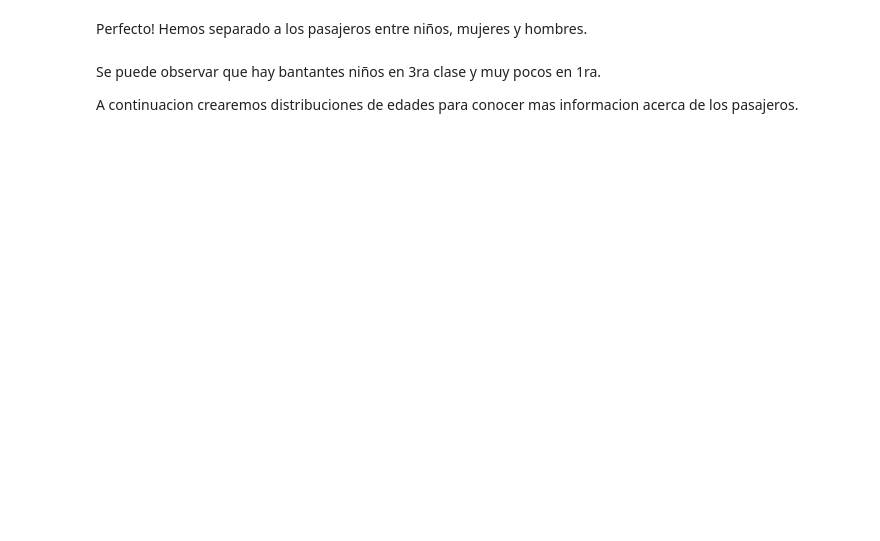
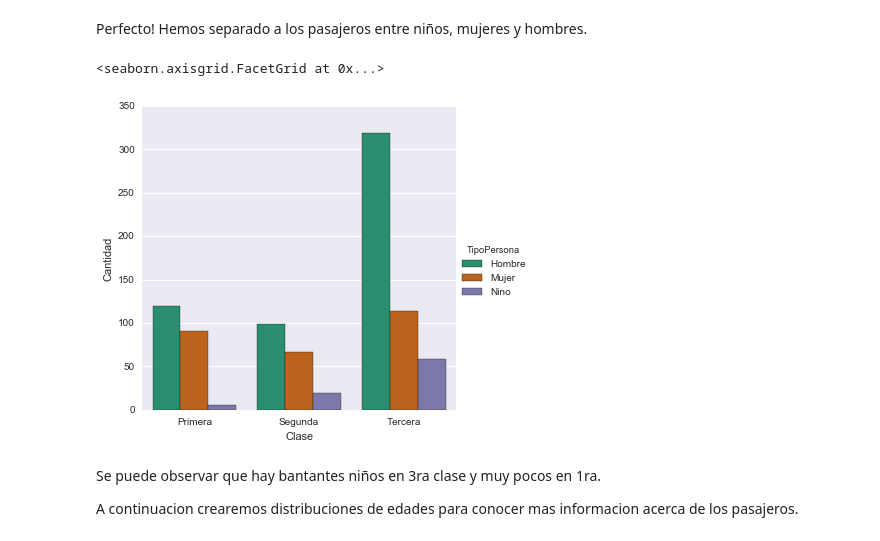
Before and after one commit to jislase/Portafolio, a Jupyter notebook: Python/Proyecto del Titanic (Espanol).ipynb, the cells around one changed output. Drawn from its saved outputs; the diff is of its cells as text; code cells hidden in the pictures; blank space fills up the shorter version.

```diff
--- a/Python/Proyecto del Titanic (Espanol).ipynb
+++ b/Python/Proyecto del Titanic (Espanol).ipynb
@@ -93,15 +158,15 @@ g = sns.factorplot('Pclass', data=titanic_df,hue='Sex',kind='count', palette='Da
 Un descubrimiento interesante que podemos observar es que hay muchos mas hombres en 3ra clase que mujeres, en relacion a las demas clases. Sin embargo seria util separarlos entre mujeres, hombres y niños.
 # %%
 #Creamos una funcion para determinar si son niños o no (Asumiremos que menores de 16 años son niños)
-def type_passenger(passenger):
-    age,sex = passenger
-    if age < 16:
-        return 'child'
+def tipo_pasajero(pasajero):
+    edad,sexo = pasajero
+    if edad < 16:
+        return 'Nino'
     else:
-        return sex
+        return sexo
 # %%
 #Aplicamos nuestra funcion a una nueva columna
-titanic_df['TypeP'] = titanic_df[['Age','Sex']].apply(type_passenger,axis=1)
+titanic_df['TipoPersona'] = titanic_df[['Edad','Sexo']].apply(tipo_pasajero,axis=1)
 # %%
 #Demos una vista a nustros datos
 titanic_df.head(10)
@@ -109,9 +186,12 @@ titanic_df.head(10)
 Perfecto! Hemos separado a los pasajeros entre niños, mujeres y hombres.
 # %%
 #Ahora grafiquemos agrupandolo por tipo de persona
-g = sns.factorplot('Pclass', data=titanic_df, hue='TypeP', kind='count', palette='Dark2', size=5)
+g = sns.factorplot('Clase', data=titanic_df, hue='TipoPersona', kind='count', palette='Dark2', size=5)
 (g.set_axis_labels("Clase", "Cantidad")
 .set_xticklabels(["Primera","Segunda","Tercera"]))
+# %% [output]
+<seaborn.axisgrid.FacetGrid at 0x...>
+[figure, added]
 # %% [markdown]
 Se puede observar que hay bantantes niños en 3ra clase y muy pocos en 1ra.
 
```
Also changed, not shown: parts of 42 cells of this notebook.
